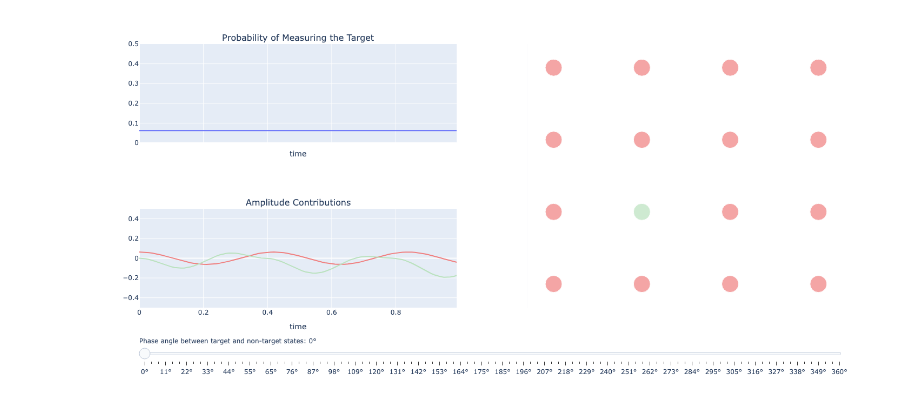
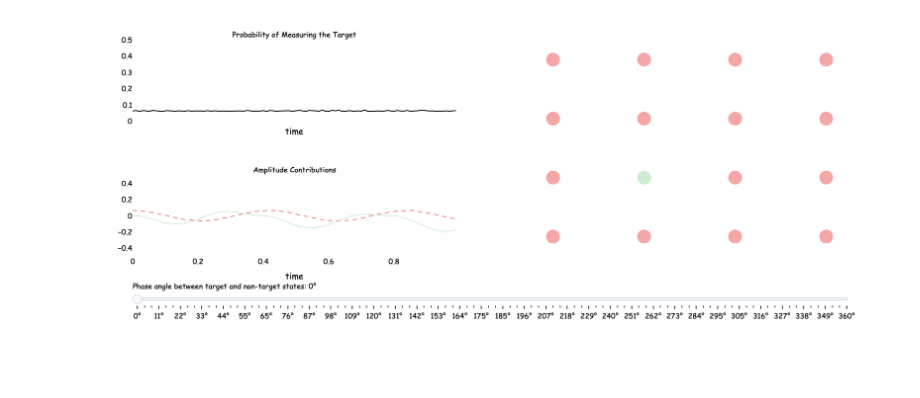
Before and after one commit to PawseySC/quantum-computing-hackathon, a Jupyter notebook: lessons/Grovers_Interactive_Plots.ipynb, the cells around one changed output. Drawn from its saved outputs; the diff is of its cells as text; code cells hidden in the pictures; blank space fills up the shorter version.

Commit message:
formatted plot for similarity with xkcd theme

```diff
--- a/lessons/Grovers_Interactive_Plots.ipynb
+++ b/lessons/Grovers_Interactive_Plots.ipynb
@@ -74,14 +74,14 @@ def non_target_term(phase, t):
     return (1/4) * 15 * np.exp(1j * 15 * t)*(np.exp(-1j * 16 * t) - 1)*(1/(16))*np.exp(-1j * phase)
 
 ts = np.arange(0, 1, 0.01)
-phis = np.linspace(0, 2 * np.pi, 100)  # Values of phi for the slider
+phis = np.linspace(0, 2 * np.pi, 100)
 
 fig = make_subplots(
     rows=2, cols=2, shared_xaxes='columns',
     subplot_titles=("Probability of Measuring the Target", None, "Amplitude Contributions", None),
     specs=[
-        [{"type": "xy"}, {"type": "xy", "rowspan": 2}],  # First row
-        [{"type": "xy"}, None]                           # Second row
+        [{"type": "xy"}, {"type": "xy", "rowspan": 2}],
+        [{"type": "xy"}, None]
     ],
 )
 
@@ -90,32 +90,51 @@ rows, cols = 4, 4
 x = [j + 1 for i in range(rows) for j in range(cols)]
 y = [i + 1 for i in range(rows) for j in range(cols)]
 
-# Initial value of phi
-phi = np.pi
+phi = 0
 
-# Create a list of colors for the markers
 colors = ["#F08080"] * 16
-colors[5] = "#bae2be"  # Set the 6th marker color (indexing starts at 0)
+colors[5] = "#bae2be"
 
-# Compute initial marker sizes for phi = np.pi
 marker_sizes = 16 * [int(500 / 16)]
 
-# Add initial traces with the specified marker colors and sizes
+jitter_strength = 0.0015  # Adjust this value for more or less jitter
+
+y_prob = prob(0, ts, 0)
+y_prob_jittered = y_prob + np.random.normal(0, jitter_strength, size=len(y_prob))
+
+y_target_term = np.abs(target_term(0, ts)) * np.real(target_term(0, ts))
+y_target_term_jittered = y_target_term + np.random.normal(0, jitter_strength, size=len(y_target_term))
+
+y_non_target_term = np.abs(non_target_term(0, ts)) * np.imag(non_target_term(0, ts))
+y_non_target_term_jittered = y_non_target_term + np.random.normal(0, jitter_strength, size=len(y_non_target_term))
+
 trace1 = go.Scatter(
-    x=ts, y=prob(0, ts, 0), name="Probability to Measure the Target"
+    x=ts,
+    y=y_prob_jittered,
+    mode='lines',
+    line=dict(color='black', width=2, dash='solid'),
+    name="Probability to Measure the Target",
+    line_shape='spline'
 )
+
 trace2 = go.Scatter(
     x=ts,
-    y=np.abs(target_term(0, ts)) * np.real(target_term(0, ts)),
+    y=y_target_term_jittered,
+    mode='lines',
+    line=dict(color='#F08080', width=2, dash='dash'),
     name="Amplitude from the Target",
-    line=dict(color='#F08080')  # Make the line red
+        line_shape='spline'
 )
+
 trace3 = go.Scatter(
     x=ts,
-    y=np.abs(non_target_term(0, ts)) * np.imag(non_target_term(0, ts)),
+    y=y_non_target_term_jittered,
+    mode='lines',
+    line=dict(color='#bae2be', width=2, dash='dot'),
     name="Amplitude From Other States",
-    line=dict(color='#bae2be')  # Make the line green
+    line_shape='spline'
 )
+
 trace4 = go.Scatter(
     x=x, y=y, mode='markers',
     marker=dict(size=marker_sizes, color=colors)
@@ -126,11 +145,16 @@ fig.add_trace(trace2, row=2, col=1)
 fig.add_trace(trace3, row=2, col=1)
 fig.add_trace(trace4, row=1, col=2)
 
-k = 1
-# Create slider steps
 steps = []
 for phi in phis:
-    k += 1
+    y_prob = prob(phi, ts, 0)
+    y_prob_jittered = y_prob + np.random.normal(0, jitter_strength, size=len(y_prob))
+
+    y_target_term = np.abs(target_term(phi, ts)) * np.real(target_term(phi, ts))
+    y_target_term_jittered = y_target_term + np.random.normal(0, jitter_strength, size=len(y_target_term))
+
+    y_non_target_term = np.abs(non_target_term(phi, ts)) * np.imag(non_target_term(phi, ts))
+    y_non_target_term_jittered = y_non_target_term + np.random.normal(0, jitter_strength, size=len(y_non_target_term))
 
     marker_sizes = np.empty(16, dtype=int)
     marker_sizes[:] = int(500 * prob(phi, [ts[np.argmax(prob(phi, ts, 1))]], 1)[0])
@@ -140,69 +164,68 @@ for phi in phis:
         args=[
             {
                 "y": [
-                    prob(phi, ts, 0),
-                    np.abs(target_term(phi, ts)) * np.real(target_term(phi, ts)),
-                    -np.abs(non_target_term(phi, ts)) * np.real(non_target_term(phi, ts)),
+                    y_prob_jittered,
+                    y_target_term_jittered,
+                    y_non_target_term_jittered,
                     y
                 ],
                 "marker": [
-                    None,        # No change for trace1
-                    None,        # No change for trace2
-                    None,        # No change for trace3
-                    {"size": marker_sizes, "color": colors}  # Update marker size and color for trace4
+                    None,
+                    None,
+                    None,
+                    {"size": marker_sizes, "color": colors}
                 ]
             }
         ],
-        label=f"{np.degrees(phi):.0f}°"  # Convert phi from radians to degrees
+        label=f"{np.degrees(phi):.0f}°"
     )
     steps.append(step)
 
-# Add slider with increased padding
 sliders = [dict(
-    active=0,  # Initial active step
-    pad={"t": 50},  # Increase top padding to create space
+    active=0,
+    pad={"t": 50},
     steps=steps,
     currentvalue={"prefix": "Phase angle between target and non-target states: "}
 )]
 
-# Set y-axis range for both subplots
 fig.update_yaxes(range=[0, 0.5], row=1, col=1)
 fig.update_yaxes(range=[-0.5, 0.5], row=2, col=1)
 
-# Remove x and y ticks from trace4 subplot
 fig.update_xaxes(showticklabels=False, row=1, col=2)
 fig.update_yaxes(showticklabels=False, row=1, col=2)
 
-# Add 'time' to the x-axis of the "Amplitude Contributions" subplot
 fig.update_xaxes(title_text='time', row=2, col=1)
 
-# Update figure layout
+
 fig.update_layout(
     sliders=sliders,
     width=2 * 672, height=672,
     xaxis_title='time',
-    showlegend=False,    # Hide the legend
-    margin=dict(t=50)    # Add top margin to create padding
+    showlegend=False,
+    margin=dict(t=50),
+    font=dict(family="Comic Sans MS, sans-serif", size=16, color="black"),
+    plot_bgcolor='white',
 )
 
-# Get domains of xaxis2 and yaxis2 to set the background color
+fig.update_xaxes(showgrid=False)
+fig.update_yaxes(showgrid=False)
+
 xaxis_domain = fig.layout.xaxis2.domain
 yaxis_domain = fig.layout.yaxis2.domain
 
-# Add a white rectangle behind the subplot at (row=1, col=2)
 fig.add_shape(
     type="rect",
     xref="paper",
     yref="paper",
     x0=xaxis_domain[0],
     y0=yaxis_domain[0],
     x1=xaxis_domain[1],
     y1=yaxis_domain[1],
     fillcolor="white",
     line=dict(width=0),
     layer="below"
 )
 
 fig.show()
 # %% [output]
-[figure, old version]
+[figure, new version]
```
